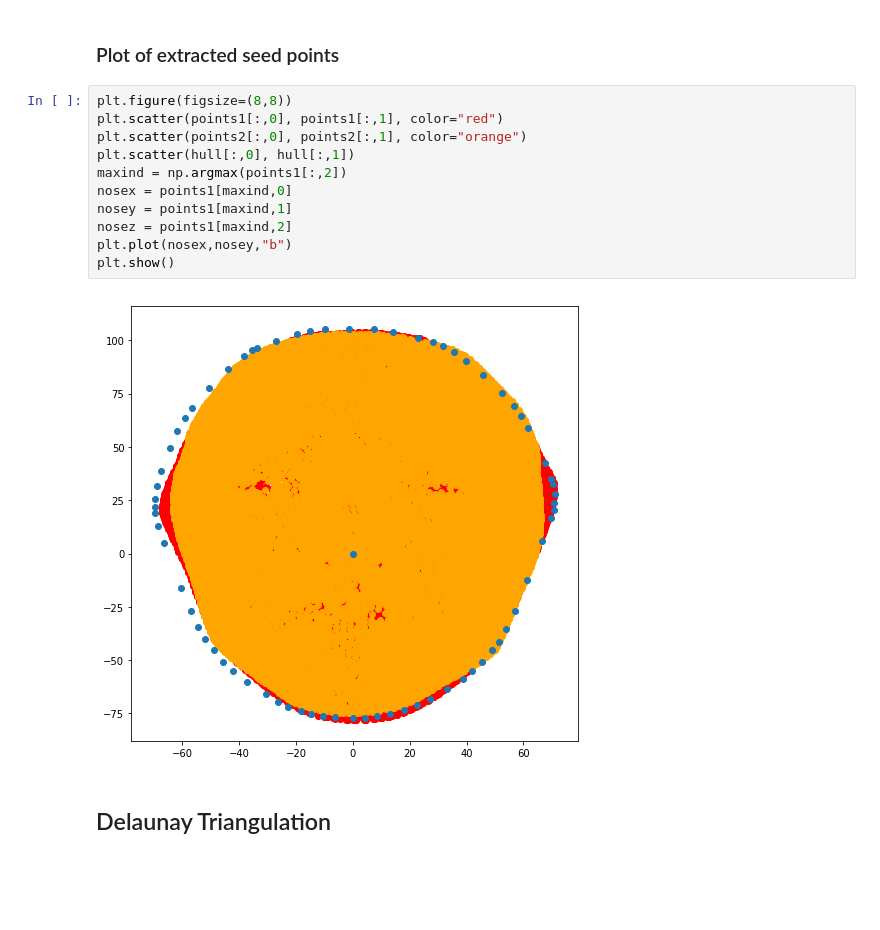
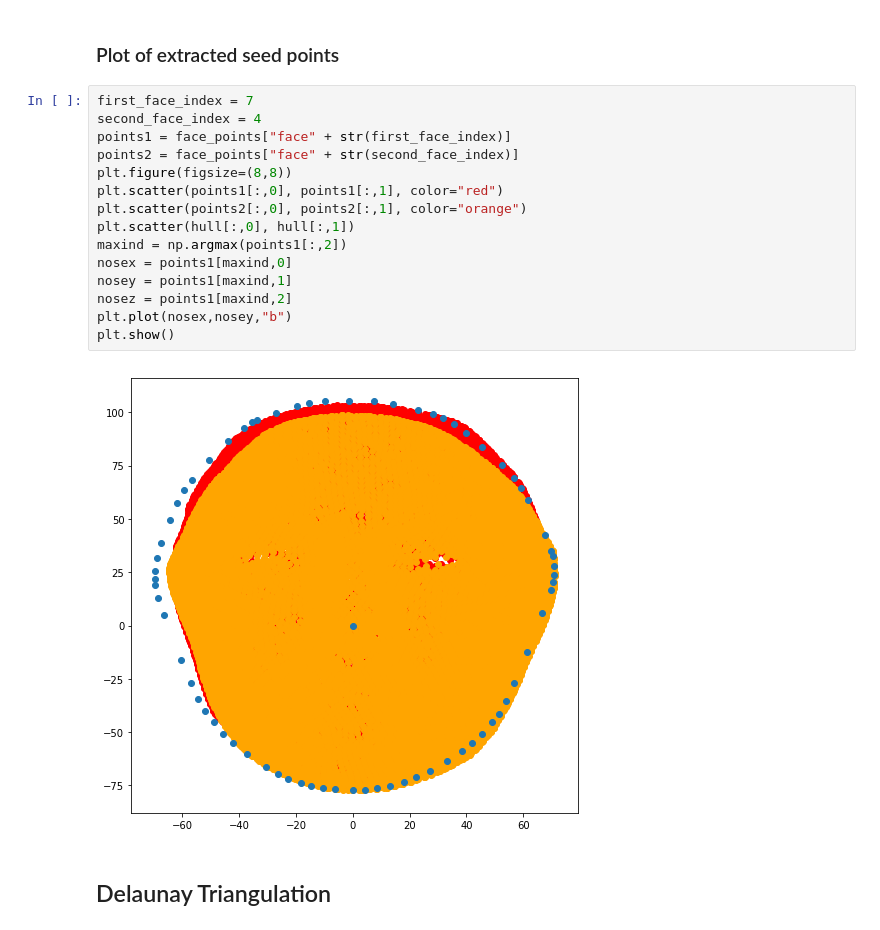
Before and after one commit to pyaf/Dense-3D-Face-Correspondence, a Jupyter notebook: hemanth-serial.ipynb, the cells around one changed output. Saved outputs shown, nothing was run; the diff lists cells and outputs as text; blank space fills up the shorter version.

```diff
--- a/hemanth-serial.ipynb
+++ b/hemanth-serial.ipynb
@@ -135,18 +135,22 @@ hull = hull / len(file_paths)
 # %% [markdown]
 ### Plot of extracted seed points
 # %%
+first_face_index = 7
+second_face_index = 4
+points1 = face_points["face" + str(first_face_index)]
+points2 = face_points["face" + str(second_face_index)]
 plt.figure(figsize=(8,8))
 plt.scatter(points1[:,0], points1[:,1], color="red")
 plt.scatter(points2[:,0], points2[:,1], color="orange")
 plt.scatter(hull[:,0], hull[:,1])
 maxind = np.argmax(points1[:,2])
 nosex = points1[maxind,0]
 nosey = points1[maxind,1]
 nosez = points1[maxind,2]
 plt.plot(nosex,nosey,"b")
 plt.show()
 # %% [output]
-[figure, old version]
+[figure, new version]
 # %% [markdown]
 ## Delaunay Triangulation
 # %%
```
Also changed, not shown: parts of 20 cells of this notebook.
